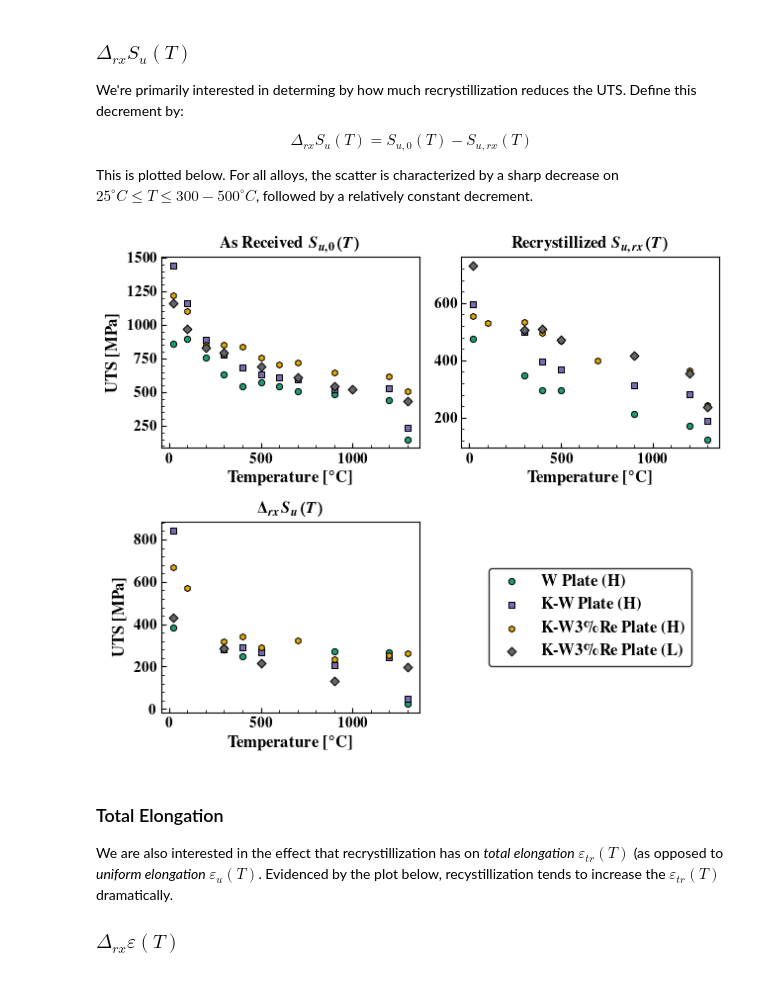
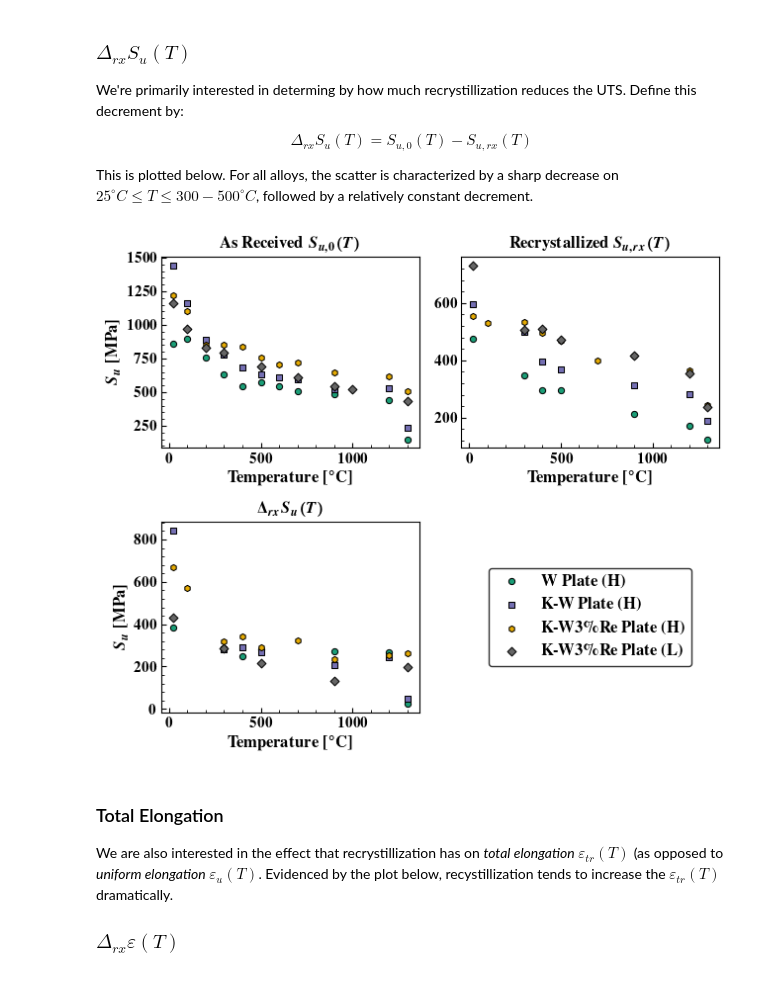
Before and after one commit to ml-ME-gatech/modeling_tungsten, a Jupyter notebook: engineering_models/data_exploration/effect_of_recrystillization.ipynb, the cells around one changed output. Drawn from its saved outputs; the diff is of its cells as text; code cells hidden in the pictures.

Commit message:
Images
More thesis images

```diff
--- a/engineering_models/data_exploration/effect_of_recrystillization.ipynb
+++ b/engineering_models/data_exploration/effect_of_recrystillization.ipynb
@@ -39,39 +39,39 @@ for ax in axes.flat:
 data = NogamiUTSData()
 materials = ['W Plate (H)','K-W Plate (H)','K-W3%Re Plate (H)','K-W3%Re Plate (L)']
 markers = ['o','s','h','D']
-for title,ax in zip([r'\textbf{As Received} $S_{u,0}(T)$',r'\textbf{Recrystillized} $S_{u,rx}(T)$',r'$\Delta_{rx} S_u(T)$'],axes.flat):
+for title,ax in zip([r'\textbf{As Received} $S_{u,0}(T)$',r'\textbf{Recrystallized} $S_{u,rx}(T)$',r'$\Delta_{rx} S_u(T)$'],axes.flat):
     ax.set_title(title)
     ax.set_xlabel(r'\textbf{Temperature [$^\circ$C]}',fontsize = 12)
 
 colors = plt.get_cmap('Dark2')(np.linspace(0,1,len(materials)))
 
 for material,marker,color in zip(materials,markers,colors):
     for ax,rx in zip(axes[0,:],['',' Rx']):
         x,y = data['UTS [MPa] ' + material + rx]
         ax.scatter(x,y,label = r'\textbf{' + material.replace('%','\%') + rx + '}',s = 20,
                    edgecolor = 'k',facecolor = color,marker = marker,lw = 0.75)
 
 for material,marker,color in zip(materials,markers,colors):
     df = data.get_df('UTS [MPa] ' + material,keep_column= False)
     rx_df = data.get_df('UTS [MPa] ' + material + ' Rx',keep_column= False)
     delta = (df - rx_df)
     delta.dropna(inplace = True)
 
     axes[1,0].scatter(delta.index,delta.to_numpy(),label = r'\textbf{' + material.replace('%','\%') + rx + '}',s = 20,
                 edgecolor = 'k',facecolor = color,marker = marker,lw = 0.75)
 
 axes[1,1].axis('off')
 legend = axes[1,1].legend(handles = axes[0,0].get_legend_handles_labels()[0],loc = 'center',ncol = 1,fontsize = 12)
 frame = legend.get_frame()
 frame.set_linewidth(1.0)
 frame.set_edgecolor('k')
 
 for ax in axes[:,0]:
-    ax.set_ylabel(r'\textbf{UTS [MPa]}',fontsize = 12)
+    ax.set_ylabel(r'\textbf{$S_u$ [MPa]}',fontsize = 12)
 fig.tight_layout()
 fig.savefig(paths.IMAGES.joinpath('UTS_rx_Comparison.svg'))
 # %% [output]
-[figure, old version]
+[figure, new version]
 # %% [markdown]
 ### Total Elongation
 We are also interested in the effect that recrystillization has on _total elongation_ $\varepsilon_{tr}(T)$ (as opposed to _uniform elongation_ $\varepsilon_{u}(T)$. Evidenced by the plot below, recystillization tends to increase the $\varepsilon_{tr}(T)$ dramatically.
```
Also changed, not shown: parts of 1 cell of this notebook, 5 other files.
